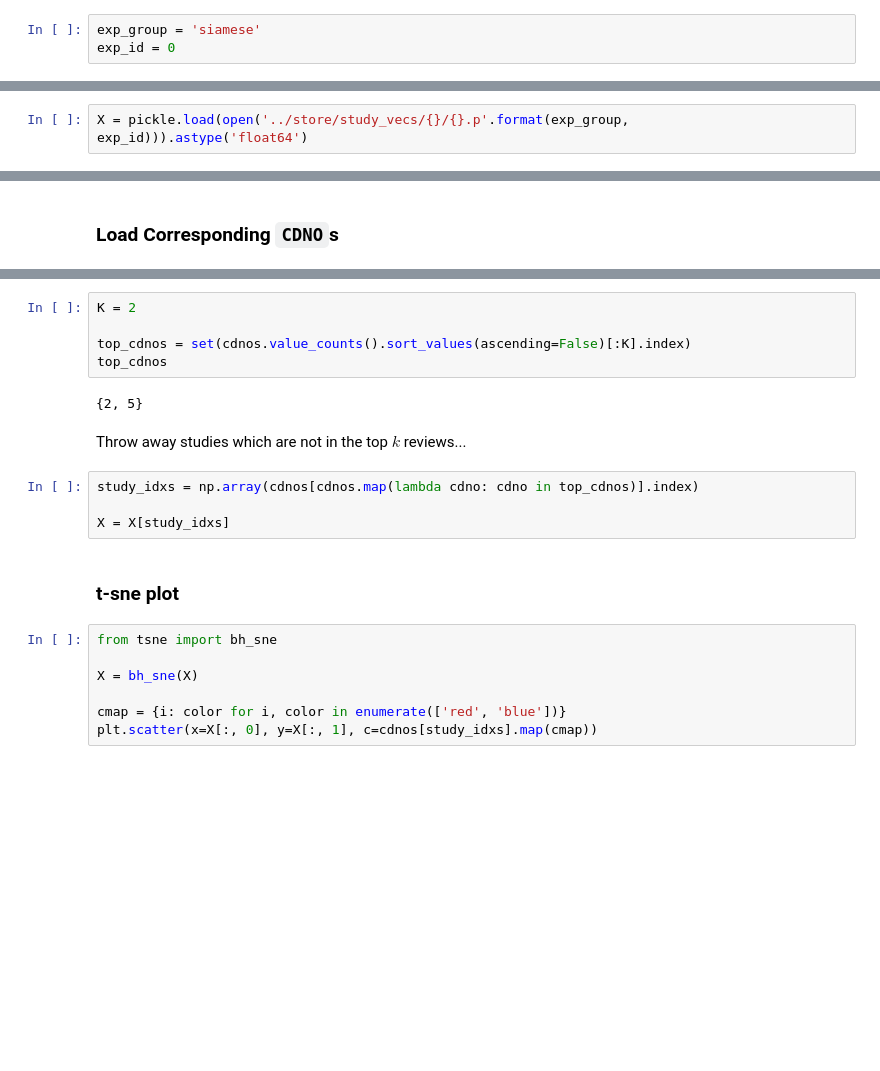
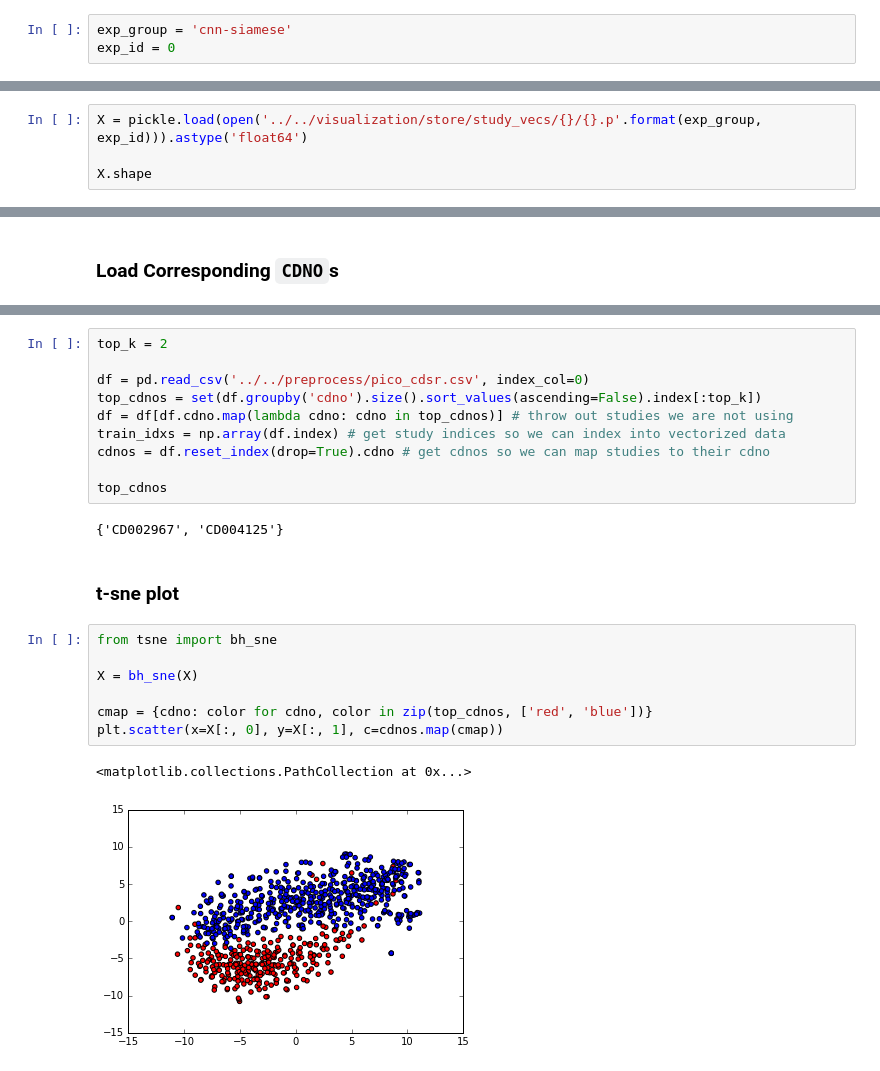
Before and after one commit to ebanner/neural-nlp, a Jupyter notebook: visualization/t-sne Visualizer.ipynb, the cells around one changed output, grey strips where cells are left out. Saved outputs shown, nothing was run; the diff lists cells and outputs as text; blank space fills up the shorter version.

```diff
--- a/visualization/t-sne Visualizer.ipynb
+++ b/visualization/t-sne Visualizer.ipynb
@@ -8,9 +6,11 @@
 # %% [markdown]
 ### Choose Experiment Group & ID
 # %%
-exp_group = 'siamese'
+exp_group = 'cnn-siamese'
 exp_id = 0
 # %% [markdown]
 ### Load Study Vectors
 # %%
-X = pickle.load(open('../store/study_vecs/{}/{}.p'.format(exp_group, exp_id))).astype('float64')
+X = pickle.load(open('../../visualization/store/study_vecs/{}/{}.p'.format(exp_group, exp_id))).astype('float64')
+
+X.shape
@@ -34,22 +21,24 @@ Because a t-sne plot with this many reviews is too busy, we only keep studies wh
-# %%
-K = 2
-
-top_cdnos = set(cdnos.value_counts().sort_values(ascending=False)[:K].index)
-top_cdnos
-# %% [output]
-{2, 5}
-# %% [markdown]
-Throw away studies which are not in the top $k$ reviews...
-# %%
-study_idxs = np.array(cdnos[cdnos.map(lambda cdno: cdno in top_cdnos)].index)
-
-X = X[study_idxs]
+# %%
+top_k = 2
+
+df = pd.read_csv('../../preprocess/pico_cdsr.csv', index_col=0)
+top_cdnos = set(df.groupby('cdno').size().sort_values(ascending=False).index[:top_k])
+df = df[df.cdno.map(lambda cdno: cdno in top_cdnos)] # throw out studies we are not using
+train_idxs = np.array(df.index) # get study indices so we can index into vectorized data
+cdnos = df.reset_index(drop=True).cdno # get cdnos so we can map studies to their cdno
+
+top_cdnos
+# %% [output]
+{'CD002967', 'CD004125'}
 # %% [markdown]
 ### t-sne plot
 # %%
 from tsne import bh_sne
 
 X = bh_sne(X)
 
-cmap = {i: color for i, color in enumerate(['red', 'blue'])}
-plt.scatter(x=X[:, 0], y=X[:, 1], c=cdnos[study_idxs].map(cmap))
+cmap = {cdno: color for cdno, color in zip(top_cdnos, ['red', 'blue'])}
+plt.scatter(x=X[:, 0], y=X[:, 1], c=cdnos.map(cmap))
+# %% [output]
+<matplotlib.collections.PathCollection at 0x...>
+[figure, added]
```
Also changed, not shown: parts of 4 cells of this notebook, 1 other file.
